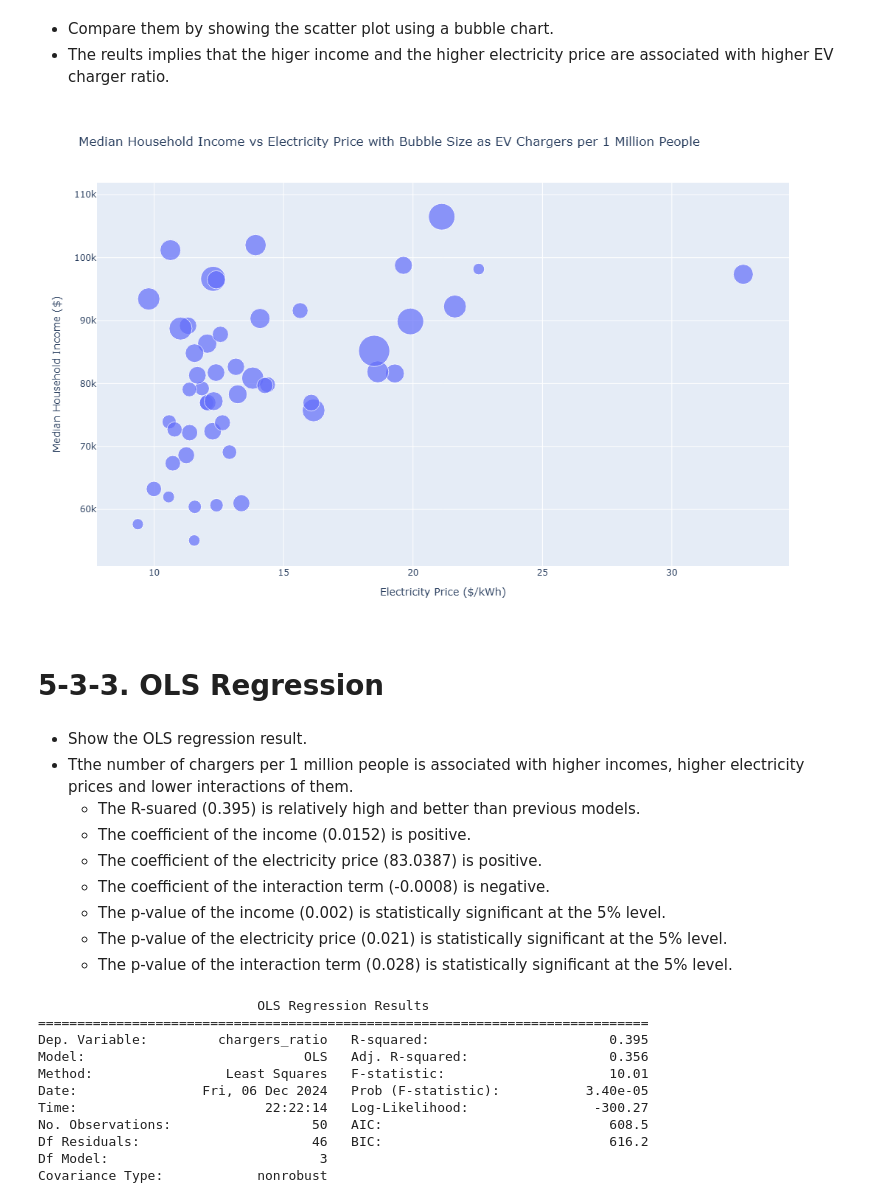
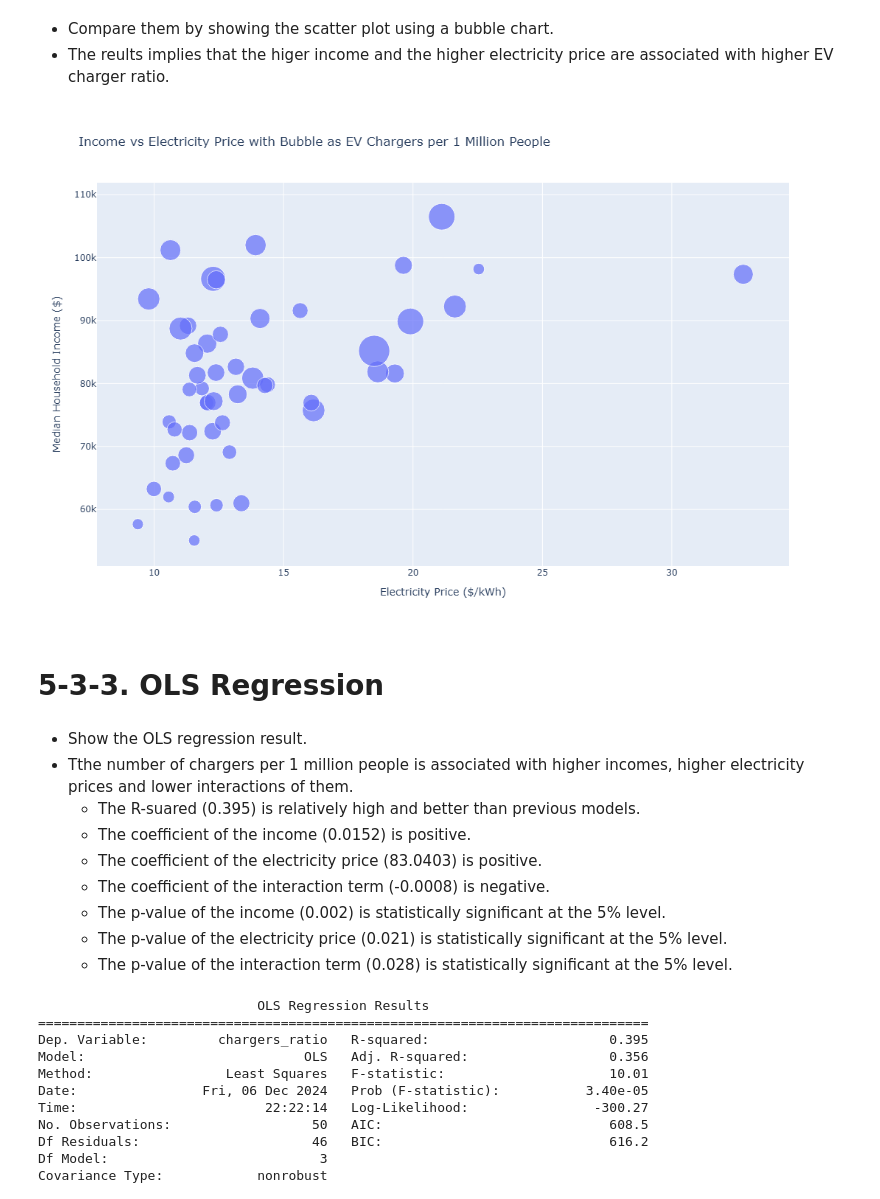
Before and after one commit to hiwan/computing-in-context, a Jupyter notebook: project_3.ipynb, the cells around one changed output. Saved outputs shown, nothing was run; the diff lists cells and outputs as text; code cells hidden in the pictures.

```diff
--- a/project_3.ipynb
+++ b/project_3.ipynb
@@ -915,20 +913,20 @@ ev_income_electricity.head()
 # %%
 fig = px.scatter(
     ev_income_electricity,
     x='PRICE',
     y='income',
     size='chargers_ratio',
     size_max=30,
     hover_name='state_full',
     hover_data={'chargers_ratio': True, 'income': True, 'PRICE': True},
-    title='Median Household Income vs Electricity Price with Bubble Size as EV Chargers per 1 Million People',
+    title='Income vs Electricity Price with Bubble as EV Chargers per 1 Million People',
     labels={'PRICE': 'Electricity Price ($/kWh)', 'income': 'Median Household Income ($)'}
 )
 
 fig.update_layout(width = 700, height = 700)
 fig.show()
 # %% [output]
-[figure, old version]
+[figure, new version]
 # %% [markdown]
 # 5-3-3. OLS Regression
 # %% [markdown]
@@ -936,7 +934,7 @@ fig.show()
 - Tthe number of chargers per 1 million people is associated with higher incomes, higher electricity prices and lower interactions of them.
   - The R-suared (0.395) is relatively high and better than previous models.
   - The coefficient of the income (0.0152) is positive.
-  - The coefficient of the electricity price (83.0387) is positive.
+  - The coefficient of the electricity price (83.0403) is positive.
   - The coefficient of the interaction term (-0.0008) is negative.
   - The p-value of the income (0.002) is statistically significant at the 5% level.
   - The p-value of the electricity price (0.021) is statistically significant at the 5% level.
```
Also changed, not shown: parts of 12 cells of this notebook.
